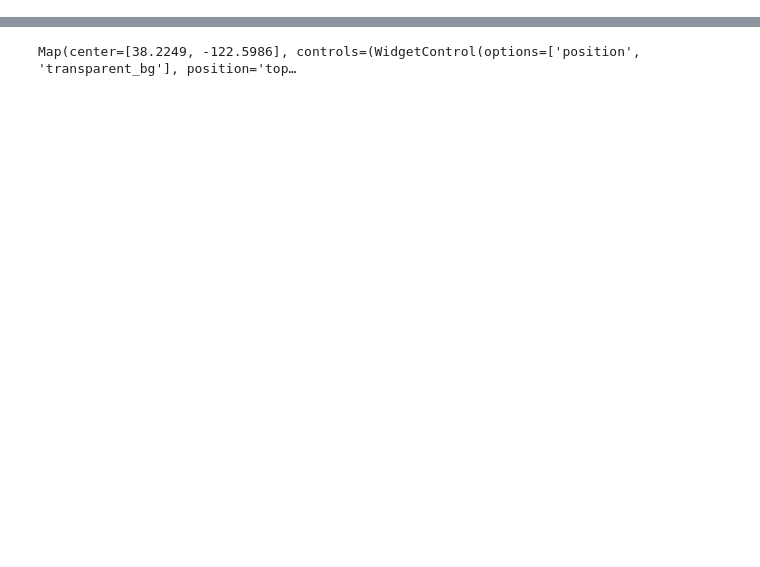
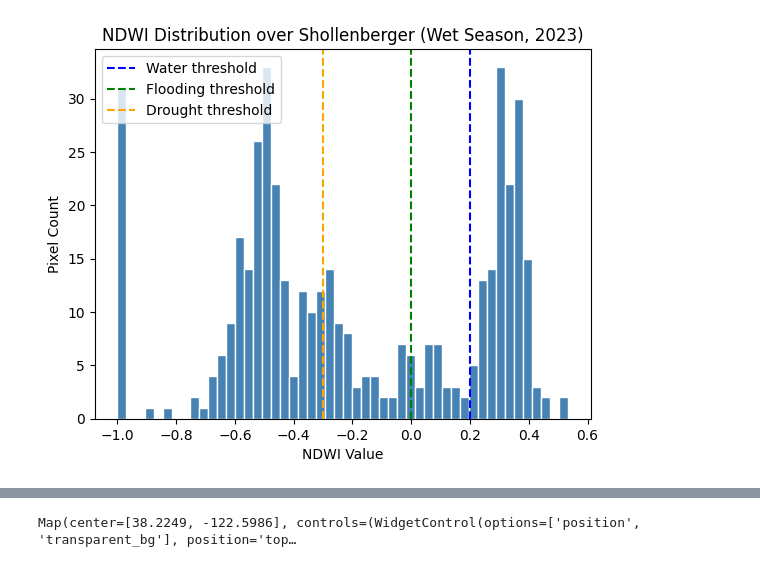
Before and after one commit to dmdevinc/Shollenberger-wetland-project, a Jupyter notebook: Shollenberger.ipynb, the cells around one changed output, grey strips where cells are left out. Saved outputs shown, nothing was run; the diff lists cells and outputs as text; code cells hidden in the pictures; blank space fills up the shorter version.

Commit message:
Updated NDWI and maps. Created using Colab.

```diff
--- a/Shollenberger.ipynb
+++ b/Shollenberger.ipynb
@@ -65,0 +126,79 @@ Map(center=[20, 0], controls=(WidgetControl(options=['position', 'transparent_bg
+# %%
+# Explore NDWI of Shollenberger
+
+# Load and Filter Sentinel 2 imagery
+img = (ee.ImageCollection('COPERNICUS/S2_SR_HARMONIZED')  # load collection
+    .filterBounds(shollenberger_poly)  # filter by location
+    .filterDate('2023-01-01', '2023-03-31') # select date range (random for practice)
+    .sort('CLOUDY_PIXEL_PERCENTAGE')  # rank by cloud cover
+    .first())  # grab least cloudy image
+
+# Calculate NDWI
+ndwi = img.normalizedDifference(['B3', 'B8']).rename('NDWI') # B3=Green, B8=NIR
+
+# Sample 500 points
+samp_fc = ndwi.sample(region=shollenberger_poly, scale=10, numPixels=500) # randomly sample 500 points at a 10 meter resolution
+samp_dict = samp_fc.reduceColumns(ee.Reducer.toList(), ['NDWI']) # organize into a list
+samp_data = ee.List(samp_dict.get('list')).getInfo() # pulls list from Google servers into Python
+
+# Plot as histogram
+import matplotlib.pyplot as plt
+# makes 50 bins across the -1 to 1 range and counts how many pixels fall in each
+plt.hist(samp_data, bins=50, color='steelblue', edgecolor='white')
+plt.axvline(0.2, color='blue', linestyle='--', label='Water threshold')
+plt.axvline(0.0, color='green', linestyle='--', label='Flooding threshold')
+plt.axvline(-0.3, color='orange', linestyle='--', label='Drought threshold')
+plt.xlabel('NDWI Value')
+plt.ylabel('Pixel Count')
+plt.title('NDWI Distribution over Shollenberger (Wet Season, 2023)')
+plt.legend()
+plt.show()
+
+# Load and Filter Sentinel 2 imagery
+img = (ee.ImageCollection('COPERNICUS/S2_SR_HARMONIZED')  # load collection
+    .filterBounds(shollenberger_poly)  # filter by location
+    .filterDate('2023-07-01', '2023-09-30')  # select date range (random for practice)
+    .sort('CLOUDY_PIXEL_PERCENTAGE')  # rank by cloud cover
+    .first())  # grab least cloudy image
+
+# Calculate NDWI
+ndwi = img.normalizedDifference(['B3', 'B8']).rename('NDWI') # B3=Green, B8=NIR
+
+# Sample 500 points
+samp_fc = ndwi.sample(region=shollenberger_poly, scale=10, numPixels=500) # randomly sample 500 points at a 10 meter resolution
+samp_dict = samp_fc.reduceColumns(ee.Reducer.toList(), ['NDWI']) # organize into a list
+samp_data = ee.List(samp_dict.get('list')).getInfo() # pulls list from Google servers into Python
+
+# Plot as histogram
+import matplotlib.pyplot as plt
+# makes 50 bins across the -1 to 1 range and counts how many pixels fall in each
+plt.hist(samp_data, bins=50, color='steelblue', edgecolor='white')
+plt.axvline(0.2, color='blue', linestyle='--', label='Water threshold')
+plt.axvline(0.0, color='green', linestyle='--', label='Flooding threshold')
+plt.axvline(-0.3, color='orange', linestyle='--', label='Drought threshold')
+plt.xlabel('NDWI Value')
+plt.ylabel('Pixel Count')
+plt.title('NDWI Distribution over Shollenberger (Dry Season, 2023)')
+plt.legend()
+plt.show()
+
+
+# Interpretation:
+# Three threshold lines visualize which categories the 500 pixels fall into
+# Pixels to the right of the blue line (>0.2) are open water ("pond")
+# Green dashed line (0.0) — Flooding/humidity, 0.0 and 0.2 are not quite open
+# water but are saturated — think mudflats, wet marsh edge, waterlogged soil.
+# Very relevant for a tidal wetland because this zone expands and contracts with
+# the tide and season.
+# Orange dashed line (-0.3) — Moderate drought boundary Pixels between -0.3 and
+# 0.0 are non-aqueous surfaces — dry vegetation, upland areas, the dike trail
+# you walk on. Most of the surrounding land will sit here.
+# Everything to the left of -0.3 is drought/very dry surfaces. You probably
+# won't see much of this at Shollenberger since it's a wetland, but you might
+# see a few pixels from the parking lot or surrounding industrial area.
+# The NDWI values correspond to the following ranges:
+# 0,2 – 1 – Water surface,
+# 0.0 – 0,2 – Flooding, humidity,
+# -0,3 – 0.0 – Moderate drought, non-aqueous surfaces,
+# -1 – -0.3 – Drought, non-aqueous surfaces
+# %% [output]
@@ -65,0 +207 @@ Map(center=[20, 0], controls=(WidgetControl(options=['position', 'transparent_bg
+[figure, added]
```
Also changed, not shown: parts of 23 cells of this notebook.
